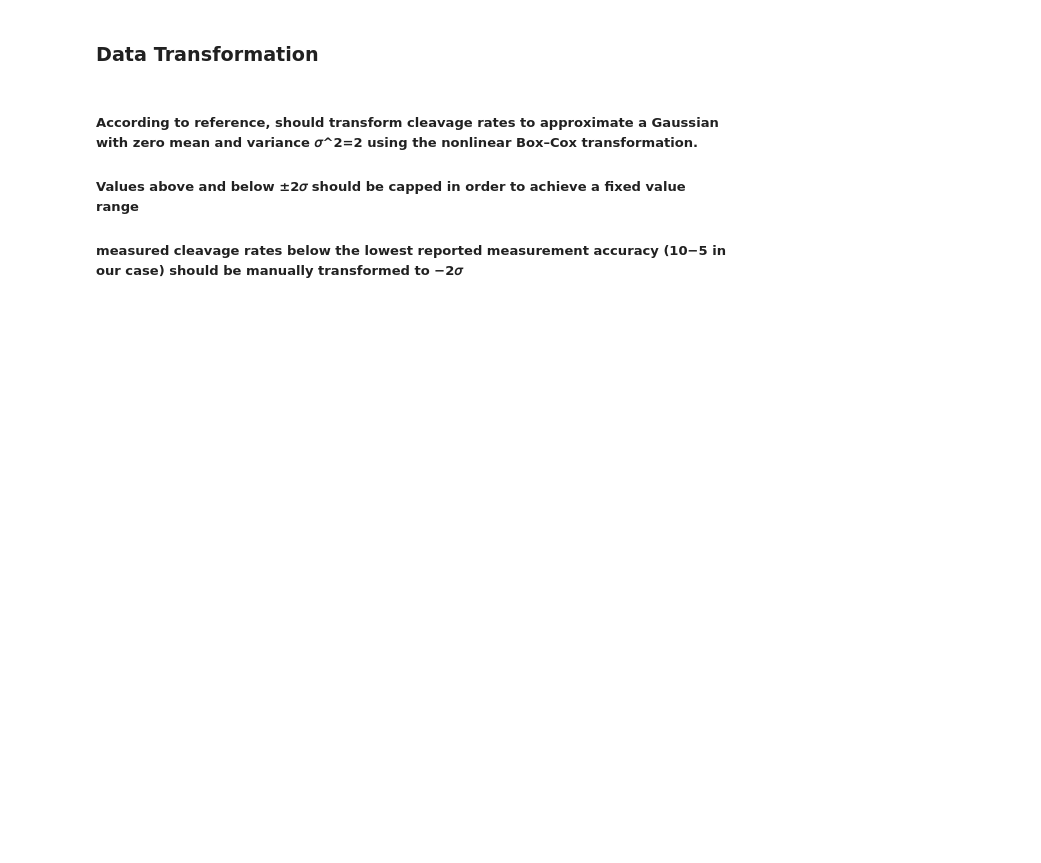
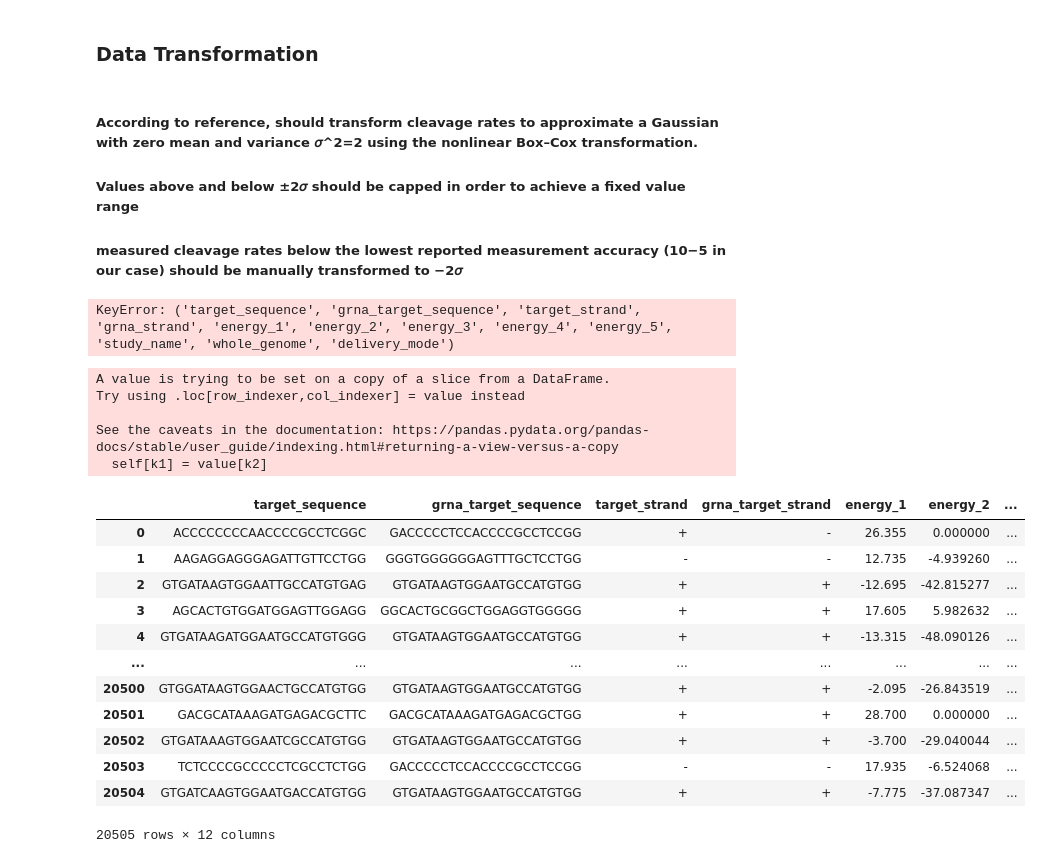
Before and after one commit to meganhfowler/CRISPR-Project, a Jupyter notebook: notebooks/ETL Data.ipynb, the cells around one changed output. Cells and saved outputs as stored; diff of their text form; code cells hidden in the pictures; blank space fills up the shorter version.

```diff
--- a/notebooks/ETL Data.ipynb
+++ b/notebooks/ETL Data.ipynb
@@ -99,7 +99,7 @@ class Preprocessing:
 # %% [markdown]
 ##### Version 1
 # %%
-df_train = pd.read_csv("../data/df_train.csv")
+df_train = pd.read_csv("../data/train.csv")
 # %%
 params = ["grna_target_sequence", "target_sequence"]
 # %%
@@ -171,3 +171,35 @@ plt.hist(df_train["scaled_cleavage_freq"])
 #df_train.to_pickle("../data/df_train.pkl")
 # %%
 #df_test.to_pickle("../data/df_test.pkl")
+# %%
+df_train = df_train["target_sequence", "grna_target_sequence", "target_strand", "grna_strand", "energy_1", "energy_2", "energy_3", "energy_4", "energy_5", "study_name", "whole_genome", "delivery_mode"]
+# %% [output]
+KeyError: ('target_sequence', 'grna_target_sequence', 'target_strand', 'grna_strand', 'energy_1', 'energy_2', 'energy_3', 'energy_4', 'energy_5', 'study_name', 'whole_genome', 'delivery_mode')
+# %%
+def select(df, params):
+    df = df[params]
+    df[params] = df[params].convert_dtypes()
+    return df
+# %%
+params = ["target_sequence", "grna_target_sequence", "target_strand", "grna_target_strand", "energy_1", "energy_2", "energy_3", "energy_4", "energy_5", "study_name", "whole_genome", "delivery_mode"]
+# %%
+select(df_train, params)
+# %% [output]
+A value is trying to be set on a copy of a slice from a DataFrame.
+Try using .loc[row_indexer,col_indexer] = value instead
+
+See the caveats in the documentation: https://pandas.pydata.org/pandas-docs/stable/user_guide/indexing.html#returning-a-view-versus-a-copy
+  self[k1] = value[k2]
+|  | target_sequence | grna_target_sequence | target_strand | grna_target_strand | energy_1 | energy_2 | ... |
+| 0 | ACCCCCCCCAACCCCGCCTCGGC | GACCCCCTCCACCCCGCCTCCGG | + | - | 26.355 | 0.000000 | ... |
+| 1 | AAGAGGAGGGAGATTGTTCCTGG | GGGTGGGGGGAGTTTGCTCCTGG | - | - | 12.735 | -4.939260 | ... |
+| 2 | GTGATAAGTGGAATTGCCATGTGAG | GTGATAAGTGGAATGCCATGTGG | + | + | -12.695 | -42.815277 | ... |
+| 3 | AGCACTGTGGATGGAGTTGGAGG | GGCACTGCGGCTGGAGGTGGGGG | + | + | 17.605 | 5.982632 | ... |
+| 4 | GTGATAAGATGGAATGCCATGTGGG | GTGATAAGTGGAATGCCATGTGG | + | + | -13.315 | -48.090126 | ... |
+| ... | ... | ... | ... | ... | ... | ... | ... |
+| 20500 | GTGGATAAGTGGAACTGCCATGTGG | GTGATAAGTGGAATGCCATGTGG | + | + | -2.095 | -26.843519 | ... |
+| 20501 | GACGCATAAAGATGAGACGCTTC | GACGCATAAAGATGAGACGCTGG | + | + | 28.700 | 0.000000 | ... |
+| 20502 | GTGATAAAGTGGAATCGCCATGTGG | GTGATAAGTGGAATGCCATGTGG | + | + | -3.700 | -29.040044 | ... |
+| 20503 | TCTCCCCGCCCCCTCGCCTCTGG | GACCCCCTCCACCCCGCCTCCGG | - | - | 17.935 | -6.524068 | ... |
+| 20504 | GTGATCAAGTGGAATGACCATGTGG | GTGATAAGTGGAATGCCATGTGG | + | + | -7.775 | -37.087347 | ... |
+20505 rows × 12 columns
```
Also changed, not shown: 26 other files.
